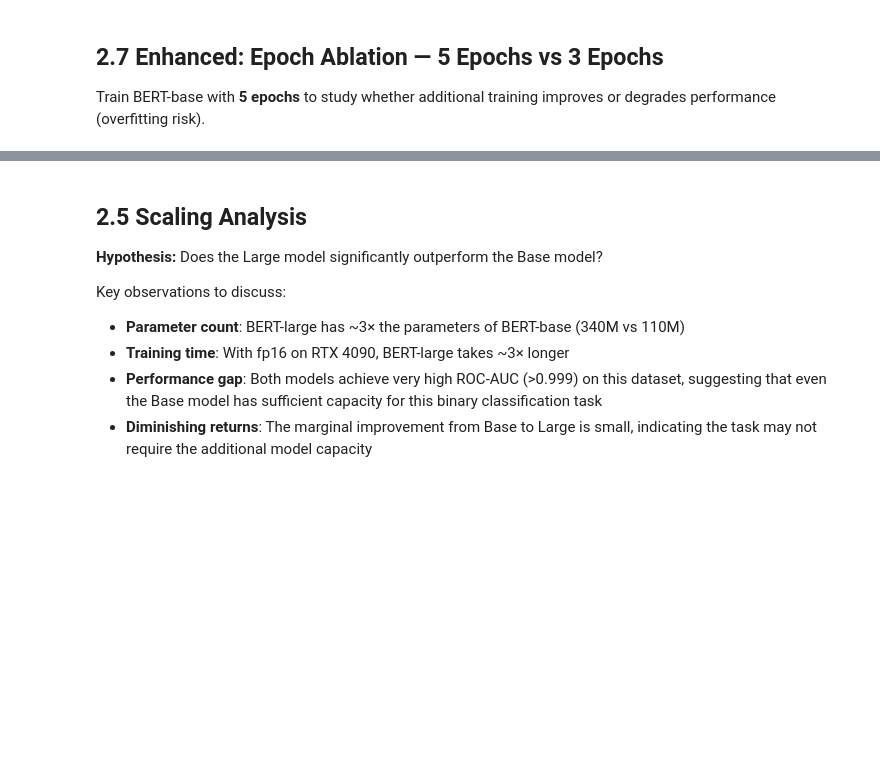
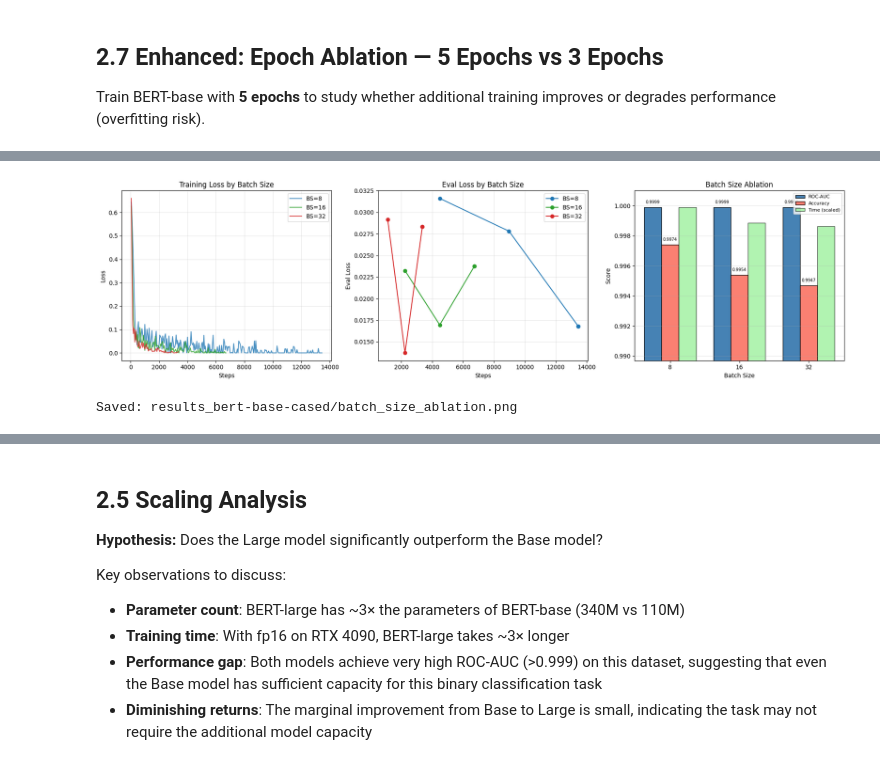
Before and after one commit to fader2077/Recurrent-Neural-Network-and-Transformer-HW, a Jupyter notebook: hw2/HW2.ipynb, the cells around one changed output, grey strips where cells are left out. Cells and saved outputs as stored; diff of their text form; code cells hidden in the pictures; blank space fills up the shorter version.

```diff
--- a/hw2/HW2.ipynb
+++ b/hw2/HW2.ipynb
@@ -933,0 +1096,10 @@ Saved: results_bert-base-cased/epoch_ablation.png
+# %%
+# Batch Size Ablation summary (bs8/bs16 already trained above, just print summary)
+print("=" * 70)
+print("BATCH SIZE ABLATION RESULTS")
+print("=" * 70)
+print(f"{'Batch Size':<15} {'ROC-AUC':>10} {'Accuracy':>10} {'Time (min)':>12}")
+print("-" * 50)
+for bs, r in [("8", results_bs8), ("16", results_bs16), ("32", results_base)]:
+    print(f"{bs:<15} {r['summary']['roc_auc']:>10.4f} {r['summary']['accuracy']:>10.4f} {r['summary']['training_time_minutes']:>12.1f}")
+print("=" * 70)
@@ -933,0 +1116,48 @@ Saved: results_bert-base-cased/epoch_ablation.png
+# %%
+# Batch Size Ablation Visualization
+fig, axes = plt.subplots(1, 3, figsize=(18, 5))
+
+bs_configs = [("BS=8", results_bs8, "tab:blue"), ("BS=16", results_bs16, "tab:green"), ("BS=32", results_base, "tab:red")]
+
+# (a) Training loss
+for label, r, color in bs_configs:
+    if r["train_losses"]:
+        steps, losses = zip(*r["train_losses"])
+        axes[0].plot(steps, losses, label=label, color=color, alpha=0.8)
+axes[0].set_xlabel('Steps'); axes[0].set_ylabel('Loss')
+axes[0].set_title('Training Loss by Batch Size'); axes[0].legend(); axes[0].grid(alpha=0.3)
+
+# (b) Eval loss
+for label, r, color in bs_configs:
+    if r["eval_losses"]:
+        steps, losses = zip(*r["eval_losses"])
+        axes[1].plot(steps, losses, 'o-', label=label, color=color, markersize=6)
+axes[1].set_xlabel('Steps'); axes[1].set_ylabel('Eval Loss')
+axes[1].set_title('Eval Loss by Batch Size'); axes[1].legend(); axes[1].grid(alpha=0.3)
+
+# (c) Bar chart: AUC and Accuracy
+bs_labels = ['8', '16', '32']
+aucs = [results_bs8["summary"]["roc_auc"], results_bs16["summary"]["roc_auc"], results_base["summary"]["roc_auc"]]
+accs = [results_bs8["summary"]["accuracy"], results_bs16["summary"]["accuracy"], results_base["summary"]["accuracy"]]
+times = [results_bs8["summary"]["training_time_minutes"], results_bs16["summary"]["training_time_minutes"], results_base["summary"]["training_time_minutes"]]
+x = np.arange(len(bs_labels))
+width = 0.25
+b1 = axes[2].bar(x - width, aucs, width, label='ROC-AUC', color='steelblue', edgecolor='black')
+b2 = axes[2].bar(x, accs, width, label='Accuracy', color='salmon', edgecolor='black')
+b3 = axes[2].bar(x + width, [t/max(times) * (max(max(aucs), max(accs)) - min(min(aucs), min(accs))) + min(min(aucs), min(accs)) for t in times], width, label='Time (scaled)', color='lightgreen', edgecolor='black', alpha=0.7)
+axes[2].set_ylabel('Score'); axes[2].set_title('Batch Size Ablation')
+axes[2].set_xticks(x); axes[2].set_xticklabels(bs_labels); axes[2].set_xlabel('Batch Size')
+axes[2].set_ylim(min(min(aucs), min(accs)) - 0.005, 1.001)
+axes[2].legend(fontsize=8); axes[2].grid(alpha=0.3, axis='y')
+for bar in b1:
+    axes[2].text(bar.get_x() + bar.get_width()/2, bar.get_height() + 0.0002, f'{bar.get_height():.4f}', ha='center', va='bottom', fontsize=7)
+for bar in b2:
+    axes[2].text(bar.get_x() + bar.get_width()/2, bar.get_height() + 0.0002, f'{bar.get_height():.4f}', ha='center', va='bottom', fontsize=7)
+
+plt.tight_layout()
+plt.savefig("results_bert-base-cased/batch_size_ablation.png", dpi=150, bbox_inches='tight')
+plt.show()
+print("Saved: results_bert-base-cased/batch_size_ablation.png")
+# %% [output]
+[figure, added]
+Saved: results_bert-base-cased/batch_size_ablation.png
```
Also changed, not shown: parts of 28 cells of this notebook, 16 other files.
